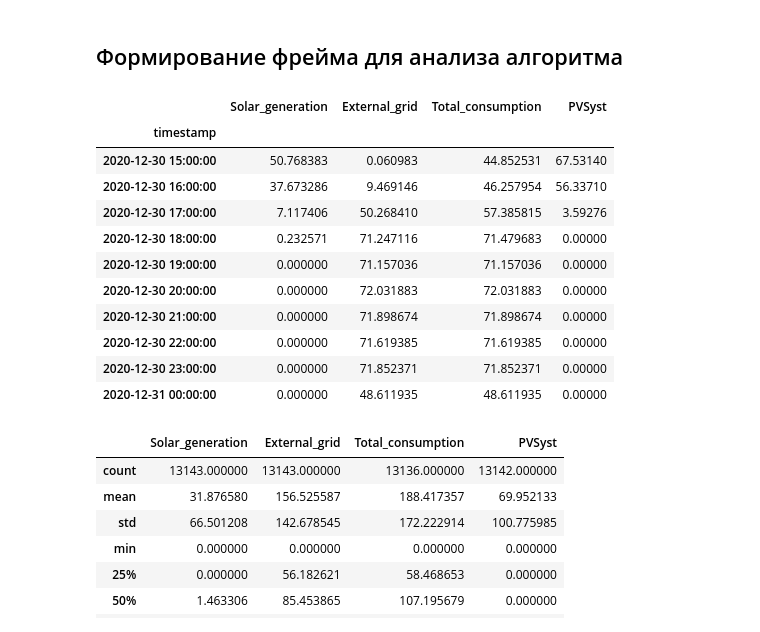
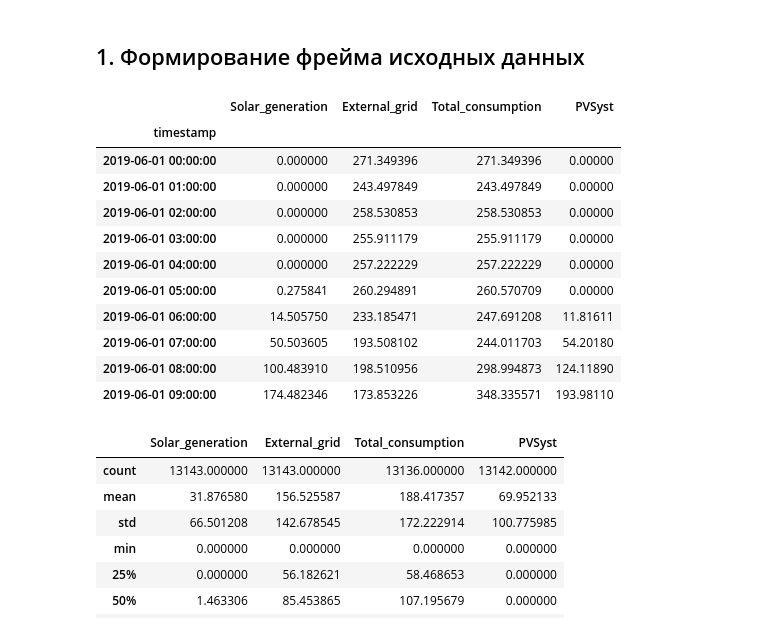
Before and after one commit to Randyrofed/Local_Control_system, a Jupyter notebook: Local_Control_System.ipynb, the cells around one changed output. Cells and saved outputs as stored; diff of their text form; code cells hidden in the pictures.

```diff
--- a/Local_Control_System.ipynb
+++ b/Local_Control_System.ipynb
@@ -11,7 +13,7 @@ import csv
 #извлекает функцию из другого файла ipynb
 #from ipynb.fs.full.Methods import download_ats_peak_load
 # %% [markdown]
-## Формирование фрейма для анализа алгоритма
+## 1. Формирование фрейма исходных данных
 # %%
 df = pd.read_excel('INITIAL_DATA/Свод_Почасовая выработка 2019 и 2020 обновл.xls',sheet_name=[1,2,3,4,5,6,7,8,9,10,11,12,13,14,15,16,17,18,19], usecols="A:E", skiprows=1,nrows=750, header = None, names = ['timestamp','Solar_generation','External_grid','Total_consumption', 'PVSyst' ])
 # %%
@@ -21,20 +23,20 @@ cdf=cdf.dropna(subset=['timestamp', 'External_grid'])
 cdf = pd.DataFrame(cdf)
 cdf.set_index('timestamp', inplace=True) # set column 'date' to index
 # %%
-cdf.tail(10)
+cdf.head(10)
 # %% [output]
 |  | Solar_generation | External_grid | Total_consumption | PVSyst |
 | timestamp |  |  |  |  |
-| 2020-12-30 15:00:00 | 50.768383 | 0.060983 | 44.852531 | 67.53140 |
-| 2020-12-30 16:00:00 | 37.673286 | 9.469146 | 46.257954 | 56.33710 |
-| 2020-12-30 17:00:00 | 7.117406 | 50.268410 | 57.385815 | 3.59276 |
-| 2020-12-30 18:00:00 | 0.232571 | 71.247116 | 71.479683 | 0.00000 |
-| 2020-12-30 19:00:00 | 0.000000 | 71.157036 | 71.157036 | 0.00000 |
-| 2020-12-30 20:00:00 | 0.000000 | 72.031883 | 72.031883 | 0.00000 |
-| 2020-12-30 21:00:00 | 0.000000 | 71.898674 | 71.898674 | 0.00000 |
-| 2020-12-30 22:00:00 | 0.000000 | 71.619385 | 71.619385 | 0.00000 |
-| 2020-12-30 23:00:00 | 0.000000 | 71.852371 | 71.852371 | 0.00000 |
-| 2020-12-31 00:00:00 | 0.000000 | 48.611935 | 48.611935 | 0.00000 |
+| 2019-06-01 00:00:00 | 0.000000 | 271.349396 | 271.349396 | 0.00000 |
+| 2019-06-01 01:00:00 | 0.000000 | 243.497849 | 243.497849 | 0.00000 |
+| 2019-06-01 02:00:00 | 0.000000 | 258.530853 | 258.530853 | 0.00000 |
+| 2019-06-01 03:00:00 | 0.000000 | 255.911179 | 255.911179 | 0.00000 |
+| 2019-06-01 04:00:00 | 0.000000 | 257.222229 | 257.222229 | 0.00000 |
+| 2019-06-01 05:00:00 | 0.275841 | 260.294891 | 260.570709 | 0.00000 |
+| 2019-06-01 06:00:00 | 14.505750 | 233.185471 | 247.691208 | 11.81611 |
+| 2019-06-01 07:00:00 | 50.503605 | 193.508102 | 244.011703 | 54.20180 |
+| 2019-06-01 08:00:00 | 100.483910 | 198.510956 | 298.994873 | 124.11890 |
+| 2019-06-01 09:00:00 | 174.482346 | 173.853226 | 348.335571 | 193.98110 |
 # %%
 cdf.describe()
 # %% [output]
```
Also changed, not shown: parts of 12 cells of this notebook, 20 other files.
